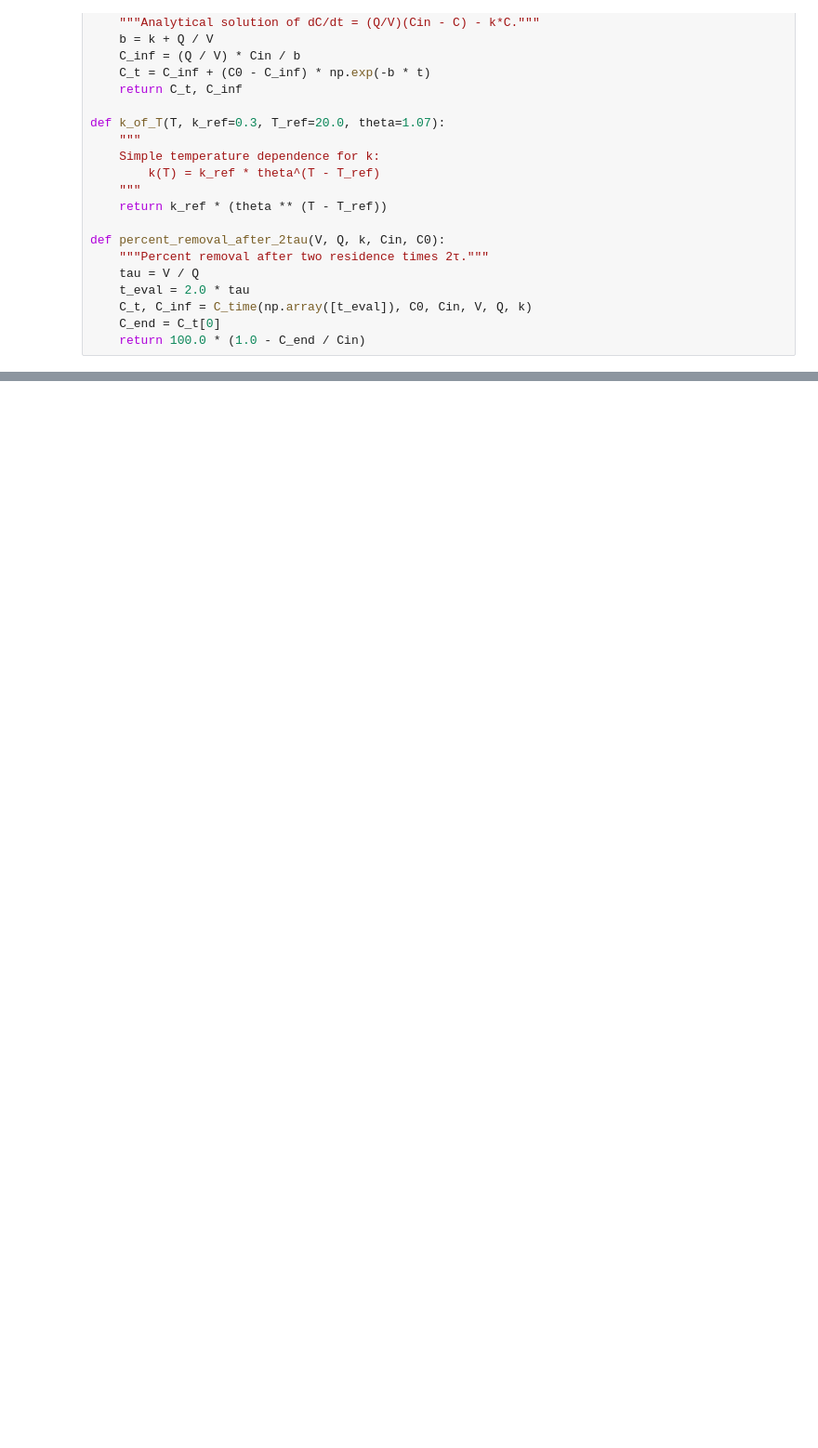
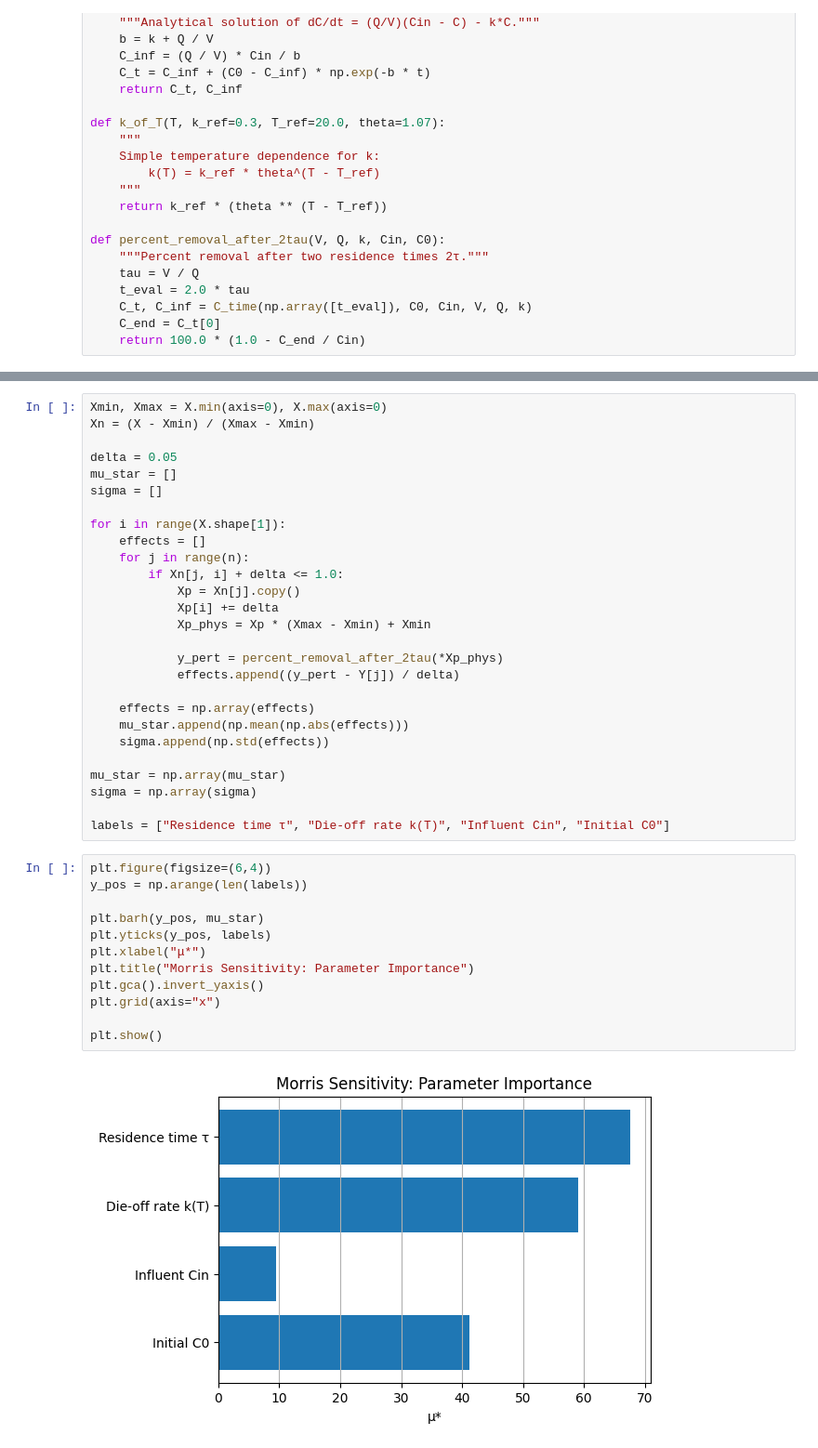
Before and after one commit to biker42/ecoli_CHME5137, a Jupyter notebook: sensitivity_analysis.ipynb, the cells around one changed output, grey strips where cells are left out. Shown at 93% size. Drawn from its saved outputs; the diff is of its cells as text; blank space fills up the shorter version.

```diff
--- a/sensitivity_analysis.ipynb
+++ b/sensitivity_analysis.ipynb
@@ -96,0 +180,41 @@ plt.show()
+# %%
+Xmin, Xmax = X.min(axis=0), X.max(axis=0)
+Xn = (X - Xmin) / (Xmax - Xmin)
+
+delta = 0.05
+mu_star = []
+sigma = []
+
+for i in range(X.shape[1]):
+    effects = []
+    for j in range(n):
+        if Xn[j, i] + delta <= 1.0:
+            Xp = Xn[j].copy()
+            Xp[i] += delta
+            Xp_phys = Xp * (Xmax - Xmin) + Xmin
+
+            y_pert = percent_removal_after_2tau(*Xp_phys)
+            effects.append((y_pert - Y[j]) / delta)
+
+    effects = np.array(effects)
+    mu_star.append(np.mean(np.abs(effects)))
+    sigma.append(np.std(effects))
+
+mu_star = np.array(mu_star)
+sigma = np.array(sigma)
+
+labels = ["Residence time τ", "Die-off rate k(T)", "Influent Cin", "Initial C0"]
+# %%
+plt.figure(figsize=(6,4))
+y_pos = np.arange(len(labels))
+
+plt.barh(y_pos, mu_star)
+plt.yticks(y_pos, labels)
+plt.xlabel("μ*")
+plt.title("Morris Sensitivity: Parameter Importance")
+plt.gca().invert_yaxis()
+plt.grid(axis="x")
+
+plt.show()
+# %% [output]
+[figure, added]
```
Also changed, not shown: parts of 7 cells of this notebook, 2 other files.
